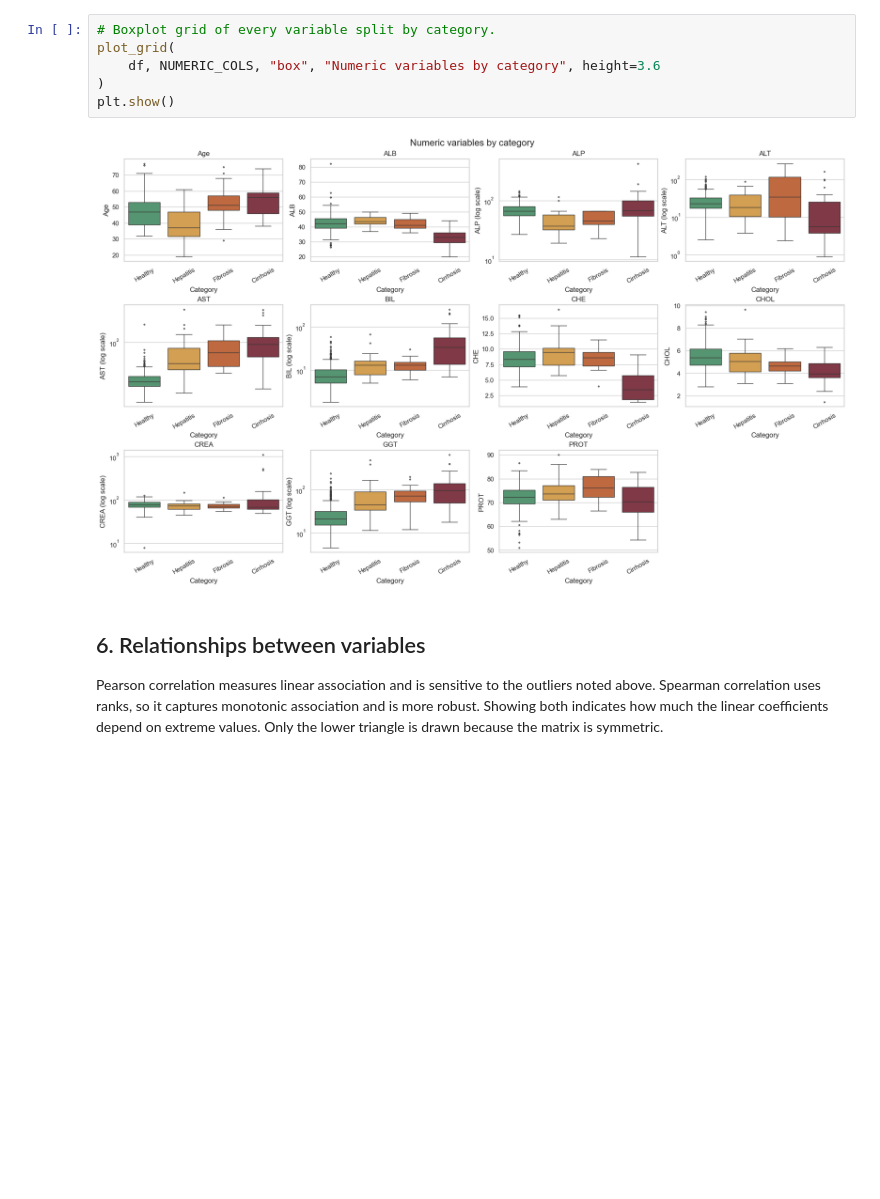
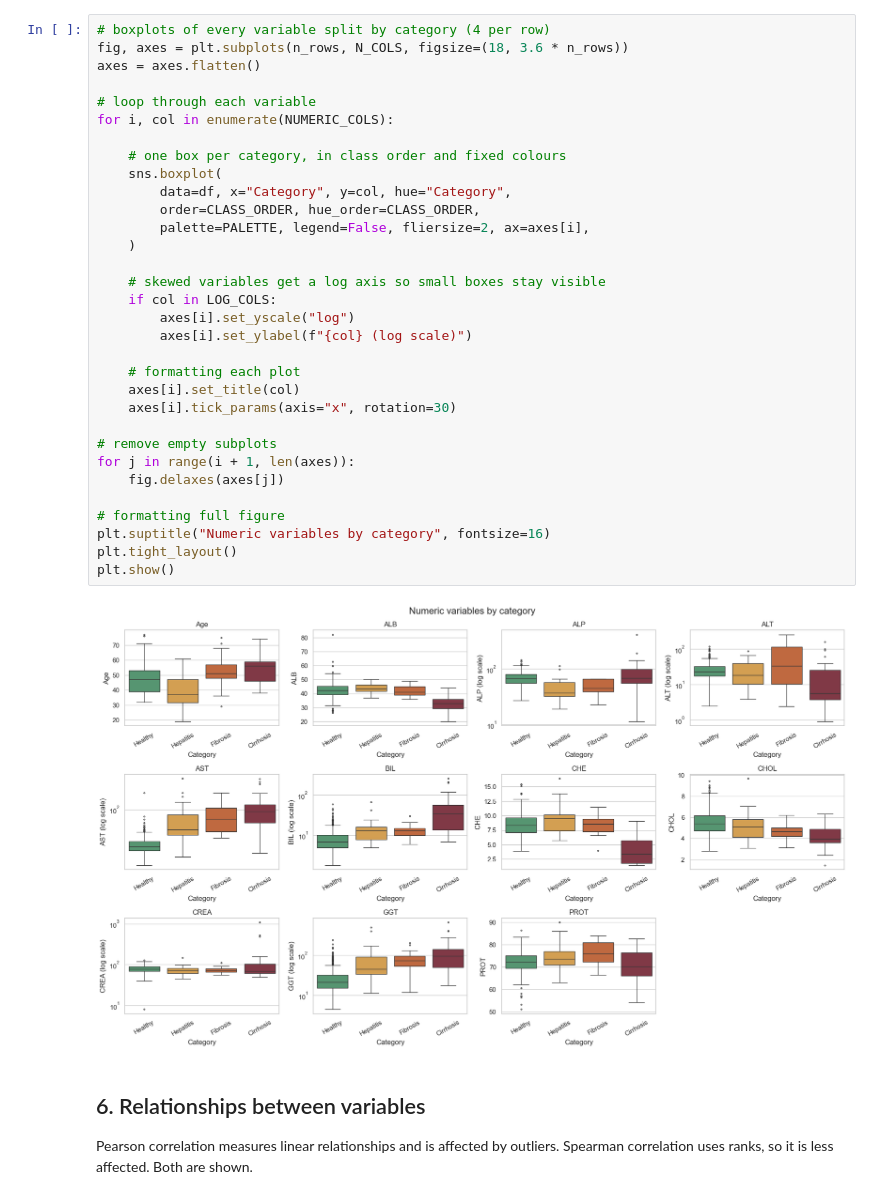
Before and after one commit to omaralhajjaj4-star/hcv-ML-DS-project, a Jupyter notebook: eda.ipynb, the cells around one changed output. Drawn from its saved outputs; the diff is of its cells as text; blank space fills up the shorter version.

```diff
--- a/eda.ipynb
+++ b/eda.ipynb
@@ -279,13 +253,39 @@ Boxplots compare each variable across the four categories, in class order. ALT,
 # %%
-# Boxplot grid of every variable split by category.
-plot_grid(
-    df, NUMERIC_COLS, "box", "Numeric variables by category", height=3.6
-)
+# boxplots of every variable split by category (4 per row)
+fig, axes = plt.subplots(n_rows, N_COLS, figsize=(18, 3.6 * n_rows))
+axes = axes.flatten()
+
+# loop through each variable
+for i, col in enumerate(NUMERIC_COLS):
+
+    # one box per category, in class order and fixed colours
+    sns.boxplot(
+        data=df, x="Category", y=col, hue="Category",
+        order=CLASS_ORDER, hue_order=CLASS_ORDER,
+        palette=PALETTE, legend=False, fliersize=2, ax=axes[i],
+    )
+
+    # skewed variables get a log axis so small boxes stay visible
+    if col in LOG_COLS:
+        axes[i].set_yscale("log")
+        axes[i].set_ylabel(f"{col} (log scale)")
+
+    # formatting each plot
+    axes[i].set_title(col)
+    axes[i].tick_params(axis="x", rotation=30)
+
+# remove empty subplots
+for j in range(i + 1, len(axes)):
+    fig.delaxes(axes[j])
+
+# formatting full figure
+plt.suptitle("Numeric variables by category", fontsize=16)
+plt.tight_layout()
 plt.show()
 # %% [output]
-[figure, old version]
+[figure, new version]
 # %% [markdown]
 ## 6. Relationships between variables
 
-Pearson correlation measures linear association and is sensitive to the outliers noted above. Spearman correlation uses ranks, so it captures monotonic association and is more robust. Showing both indicates how much the linear coefficients depend on extreme values. Only the lower triangle is drawn because the matrix is symmetric.
+Pearson correlation measures linear relationships and is affected by outliers. Spearman correlation uses ranks, so it is less affected. Both are shown.
 # %%
```
Also changed, not shown: parts of 19 cells of this notebook, 12 other files.
